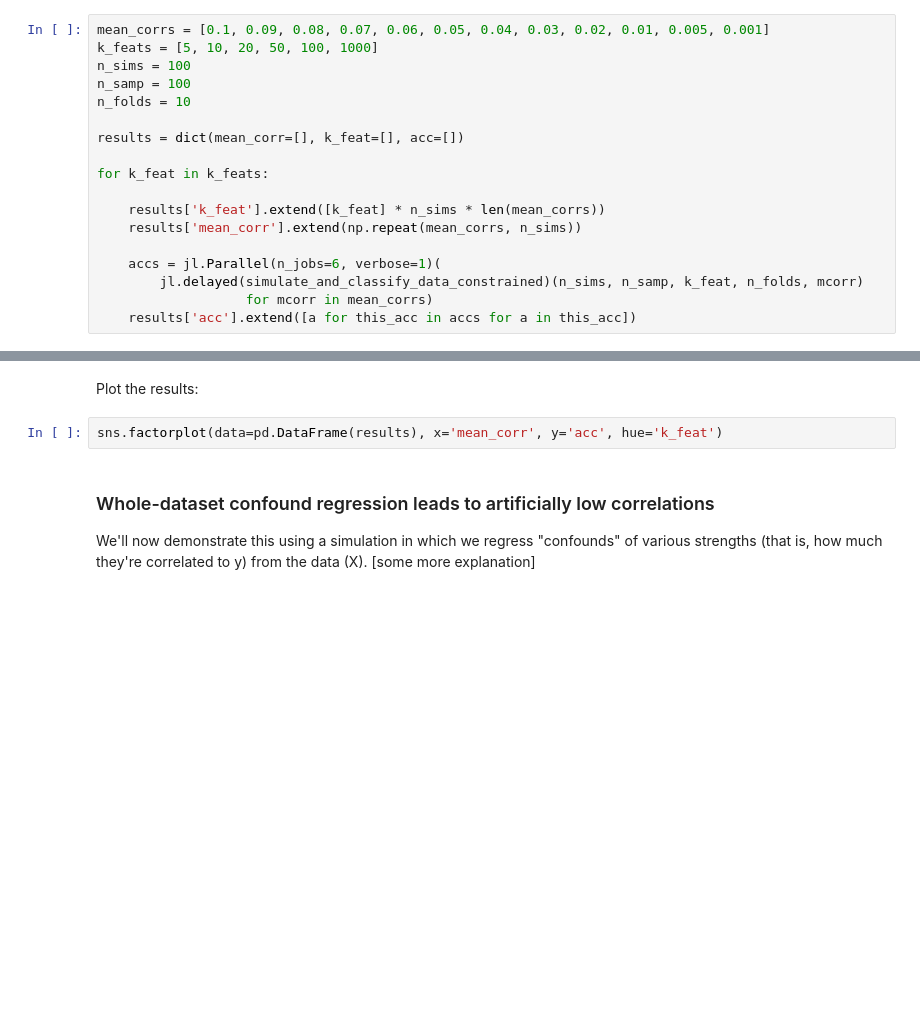
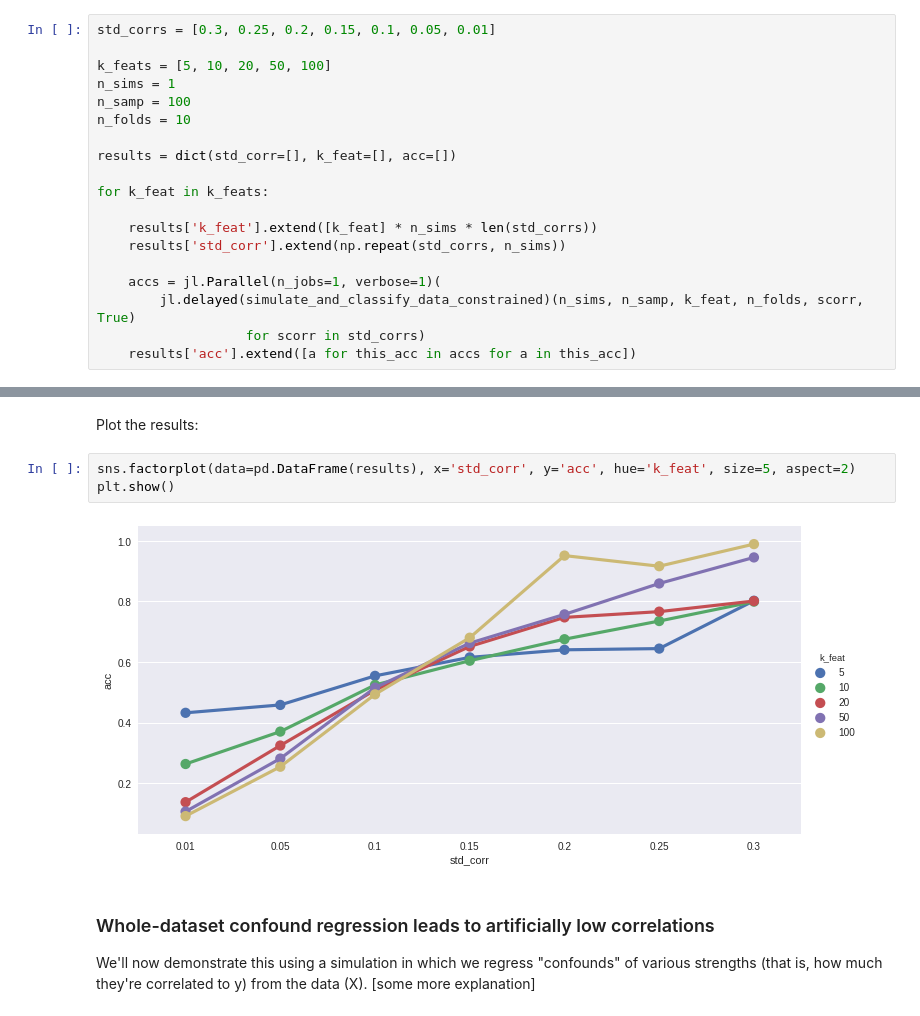
Before and after one commit to lukassnoek/MVCA, a Jupyter notebook: analyses/simulation_confound_strategies.ipynb, the cells around one changed output, grey strips where cells are left out. Cells and saved outputs as stored; diff of their text form; blank space fills up the shorter version.

```diff
--- a/analyses/simulation_confound_strategies.ipynb
+++ b/analyses/simulation_confound_strategies.ipynb
@@ -226,18 +282,19 @@ We'll call the function from above with different "mean (absolute) correlations"
 # %%
-mean_corrs = [0.1, 0.09, 0.08, 0.07, 0.06, 0.05, 0.04, 0.03, 0.02, 0.01, 0.005, 0.001]
-k_feats = [5, 10, 20, 50, 100, 1000]
-n_sims = 100
+std_corrs = [0.3, 0.25, 0.2, 0.15, 0.1, 0.05, 0.01]
+
+k_feats = [5, 10, 20, 50, 100]
+n_sims = 1
 n_samp = 100
 n_folds = 10
 
-results = dict(mean_corr=[], k_feat=[], acc=[])
+results = dict(std_corr=[], k_feat=[], acc=[])
 
 for k_feat in k_feats:
 
-    results['k_feat'].extend([k_feat] * n_sims * len(mean_corrs))
-    results['mean_corr'].extend(np.repeat(mean_corrs, n_sims))
+    results['k_feat'].extend([k_feat] * n_sims * len(std_corrs))
+    results['std_corr'].extend(np.repeat(std_corrs, n_sims))
 
-    accs = jl.Parallel(n_jobs=6, verbose=1)(
-        jl.delayed(simulate_and_classify_data_constrained)(n_sims, n_samp, k_feat, n_folds, mcorr)
-                   for mcorr in mean_corrs)
+    accs = jl.Parallel(n_jobs=1, verbose=1)(
+        jl.delayed(simulate_and_classify_data_constrained)(n_sims, n_samp, k_feat, n_folds, scorr, True)
+                   for scorr in std_corrs)
     results['acc'].extend([a for this_acc in accs for a in this_acc])
@@ -244,7 +307,10 @@ for k_feat in k_feats:
 # %% [markdown]
 Plot the results:
 # %%
-sns.factorplot(data=pd.DataFrame(results), x='mean_corr', y='acc', hue='k_feat')
+sns.factorplot(data=pd.DataFrame(results), x='std_corr', y='acc', hue='k_feat', size=5, aspect=2)
+plt.show()
+# %% [output]
+[figure, added]
 # %% [markdown]
 ### Whole-dataset confound regression leads to artificially low correlations
 We'll now demonstrate this using a simulation in which we regress "confounds" of various strengths (that is, how much they're correlated to y) from the data (X). [some more explanation]
```
Also changed, not shown: parts of 18 cells of this notebook, 1 other file.
